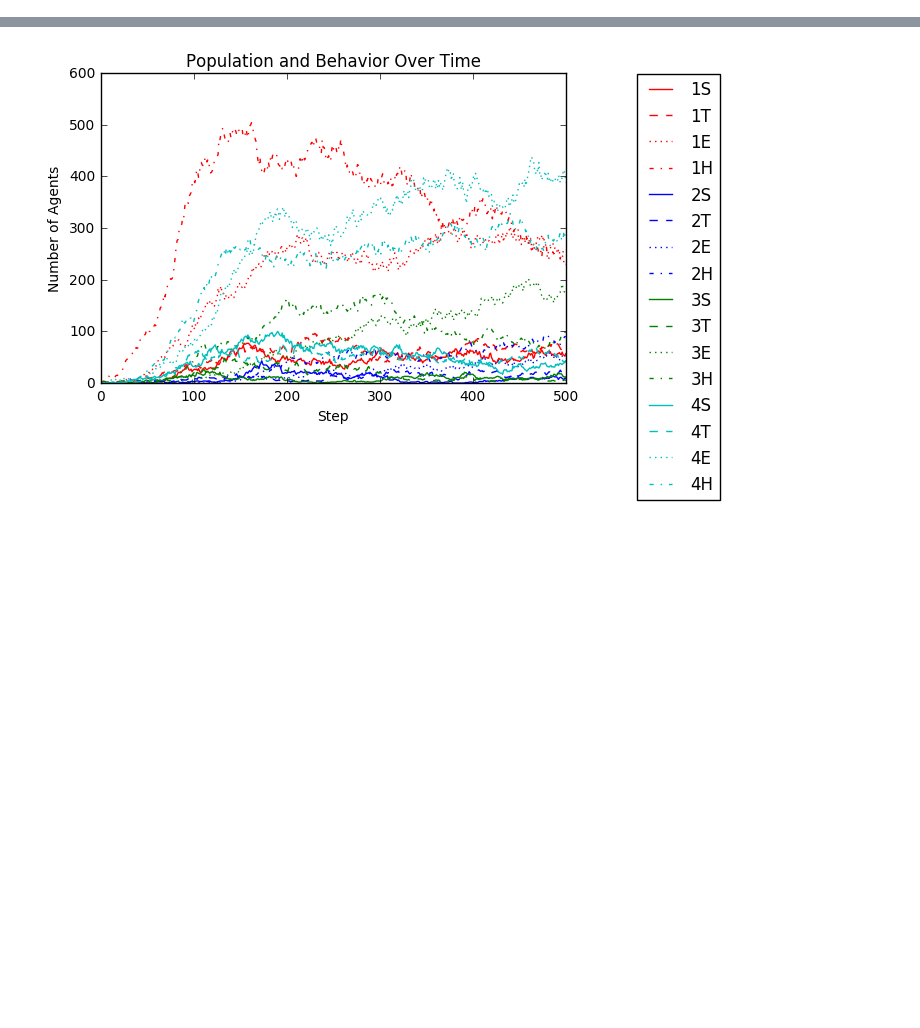
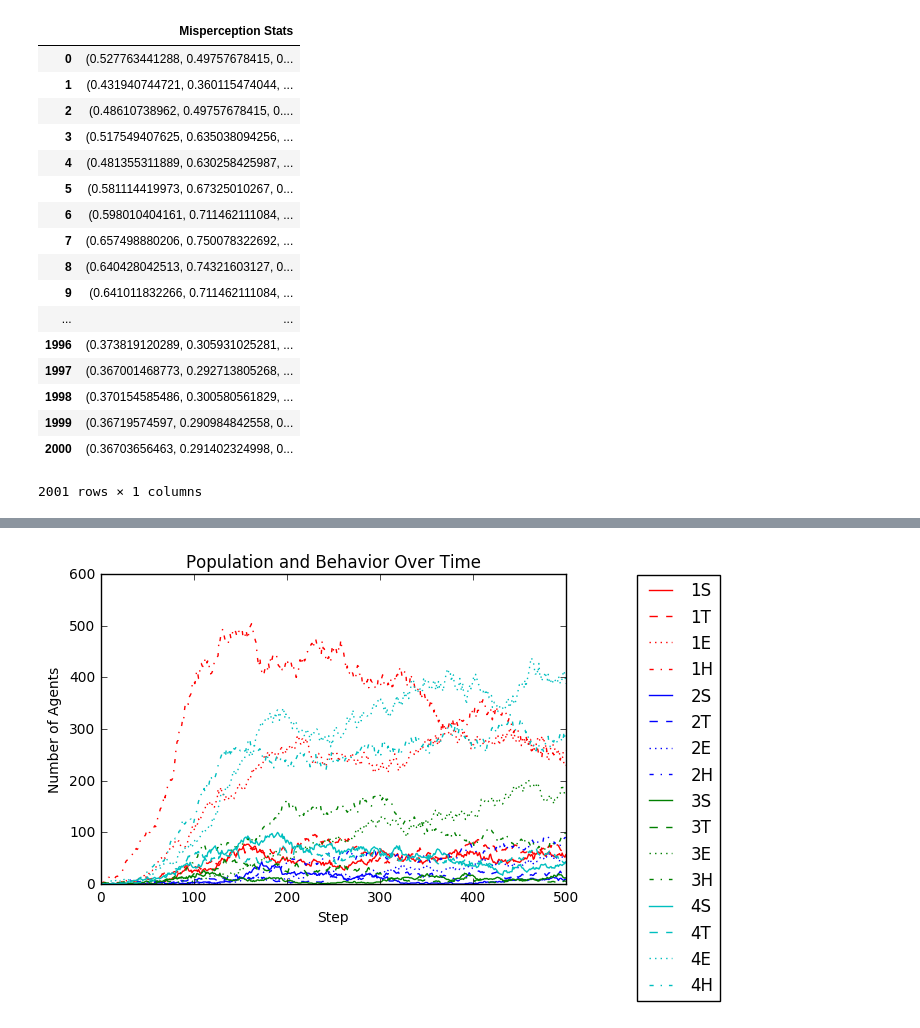
Before and after one commit to kailevy/EthnoModel, a Jupyter notebook: code/ethno_testing.ipynb, the cells around one changed output, grey strips where cells are left out. Drawn from its saved outputs; the diff is of its cells as text; code cells hidden in the pictures; blank space fills up the shorter version.

```diff
--- a/code/ethno_testing.ipynb
+++ b/code/ethno_testing.ipynb
@@ -19,3 +51,24 @@ _ = ax.legend(bbox_to_anchor=(1.35, 1.025))
+# %%
+misper_data
+# %% [output]
+|  | Misperception Stats |
+| 0 | (0.527763441288, 0.49757678415, 0... |
+| 1 | (0.431940744721, 0.360115474044, ... |
+| 2 | (0.48610738962, 0.49757678415, 0.... |
+| 3 | (0.517549407625, 0.635038094256, ... |
+| 4 | (0.481355311889, 0.630258425987, ... |
+| 5 | (0.581114419973, 0.67325010267, 0... |
+| 6 | (0.598010404161, 0.711462111084, ... |
+| 7 | (0.657498880206, 0.750078322692, ... |
+| 8 | (0.640428042513, 0.74321603127, 0... |
+| 9 | (0.641011832266, 0.711462111084, ... |
+| ... | ... |
+| 1996 | (0.373819120289, 0.305931025281, ... |
+| 1997 | (0.367001468773, 0.292713805268, ... |
+| 1998 | (0.370154585486, 0.300580561829, ... |
+| 1999 | (0.36719574597, 0.290984842558, 0... |
+| 2000 | (0.36703656463, 0.291402324998, 0... |
+2001 rows × 1 columns
 # %%
 BEHAVIOR_KEY = {0b11:"H", 0b10:"E", 0b01:"T", 0b00:"S"}
 COLOR_KEY = {1:"#ff7c7a", 2:"#81ff7a", 3:"#7aadff", 4:"#faff7a"}
```
Also changed, not shown: parts of 6 cells of this notebook, 1 other file.
